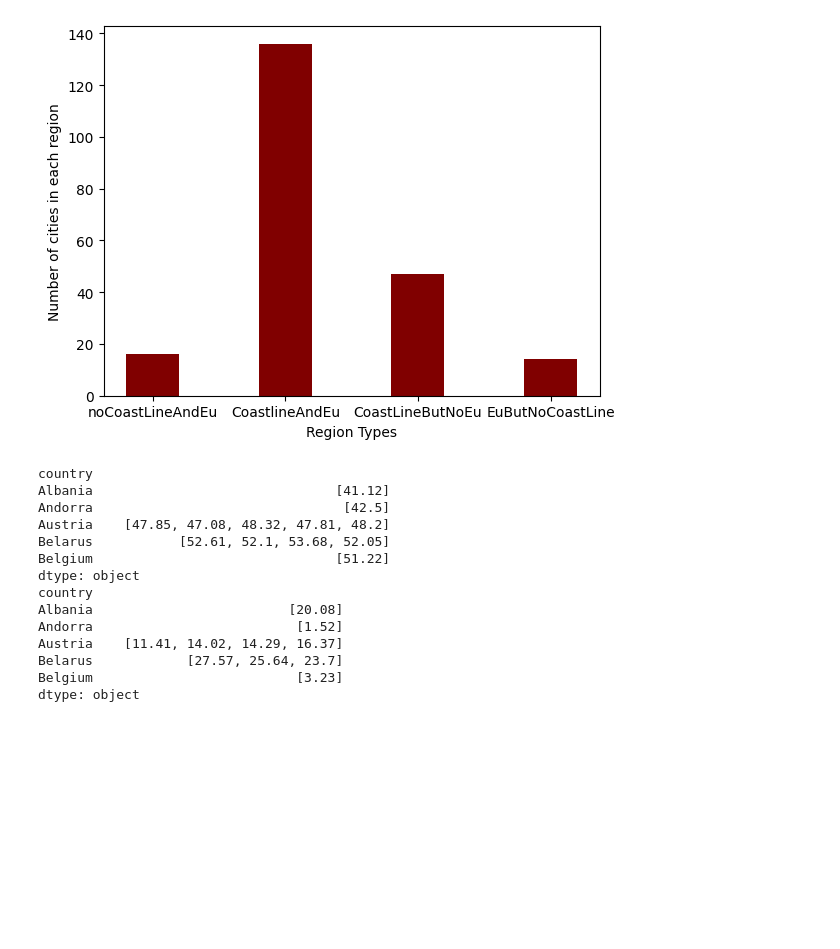
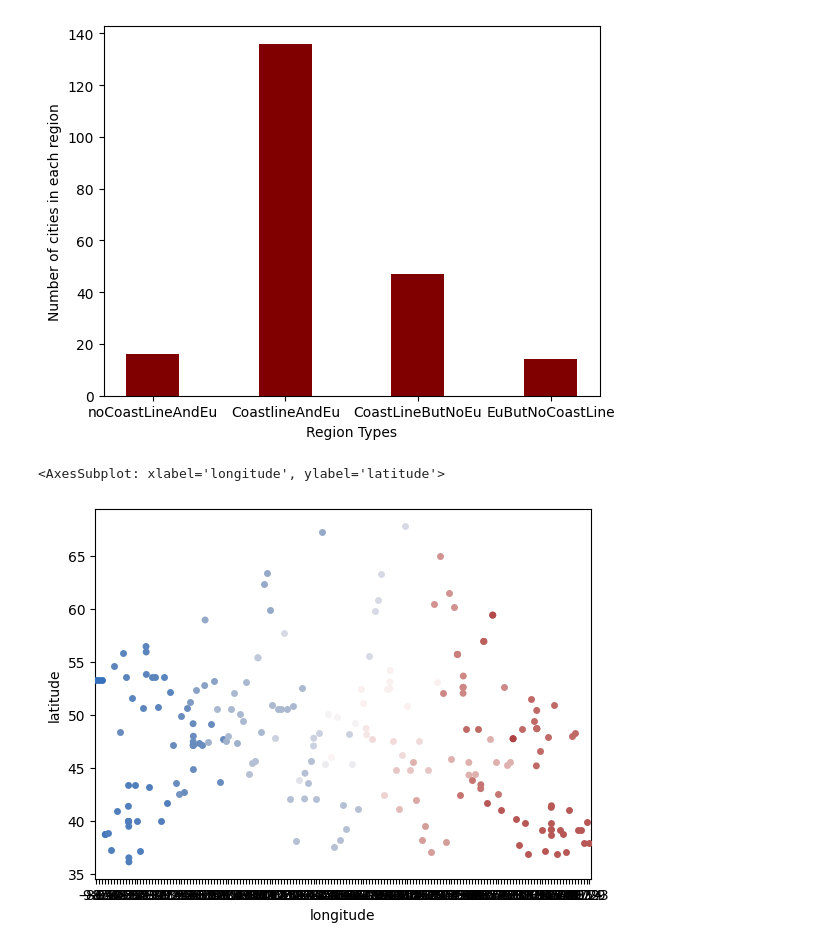
Before and after one commit to akash106/CS210DataSciProjects, a Jupyter notebook: Project 3/eucities_temps.ipynb, the cells around one changed output. Saved outputs shown, nothing was run; the diff lists cells and outputs as text; code cells hidden in the pictures; blank space fills up the shorter version.

Commit message:
Finished part 3

```diff
--- a/Project 3/eucities_temps.ipynb
+++ b/Project 3/eucities_temps.ipynb
@@ -114,30 +129,19 @@ plt.ylabel('Number of cities in each region')
 plt.show()
 # %% [output]
 [figure]
-# %%
-#Visualization
-#Part 1.2
-
-countries = df.groupby('country')
-modified_countries = countries.apply(lambda x: x['latitude'].unique())
-print(modified_countries.head())
-
-
-countries2 = df.groupby('country')
-modified_countries2 = countries2.apply(lambda x: x['longitude'].unique())
-print(modified_countries2.head())
-# %% [output]
-country
-Albania                               [41.12]
-Andorra                                [42.5]
-Austria    [47.85, 47.08, 48.32, 47.81, 48.2]
-Belarus           [52.61, 52.1, 53.68, 52.05]
-Belgium                               [51.22]
-dtype: object
-country
-Albania                         [20.08]
-Andorra                          [1.52]
-Austria    [11.41, 14.02, 14.29, 16.37]
-Belarus            [27.57, 25.64, 23.7]
-Belgium                          [3.23]
-dtype: object
+# %%
+#Visualization
+#Part 1.2
+
+sns.stripplot(
+    data = df,
+    x = "longitude",
+    y = "latitude",
+    hue = "country",
+    palette = 'vlag',
+    legend = False,
+    native_scale=False
+)
+# %% [output]
+<AxesSubplot: xlabel='longitude', ylabel='latitude'>
+[figure, added]
```
Also changed, not shown: parts of 3 cells of this notebook, 1 other file.
